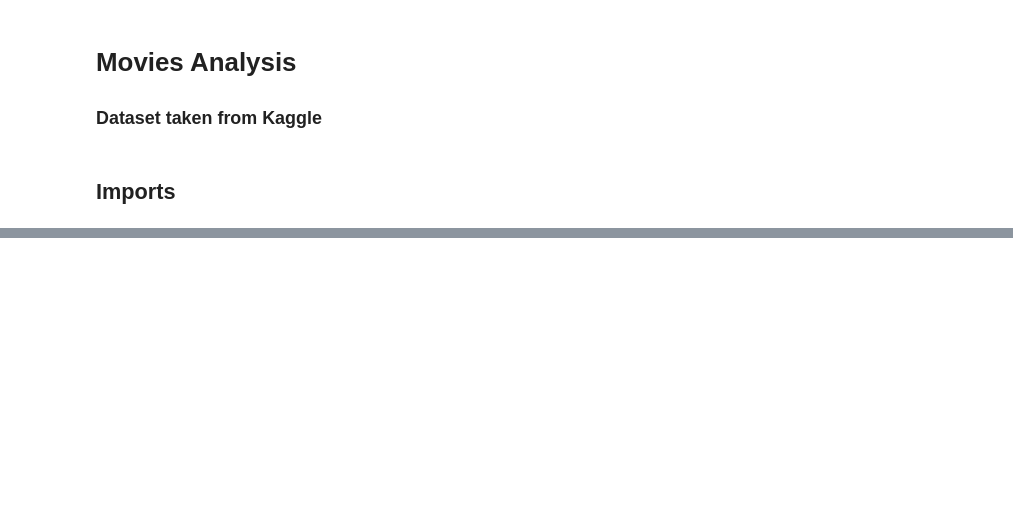
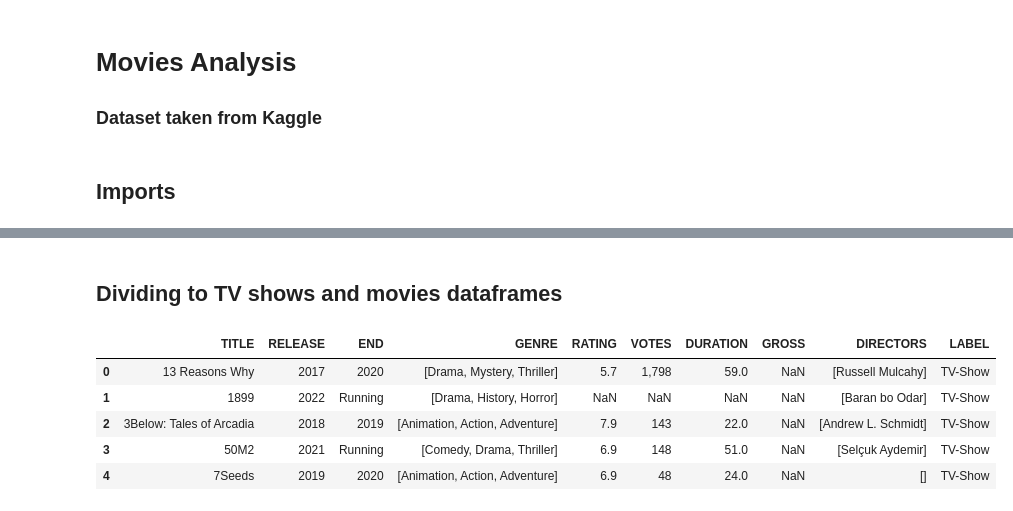
Before and after one commit to yonatan1golan/MoviesAnalysis, a Jupyter notebook: movies_analysis.ipynb, the cells around one changed output, grey strips where cells are left out. Cells and saved outputs as stored; diff of their text form; code cells hidden in the pictures; blank space fills up the shorter version.

```diff
--- a/movies_analysis.ipynb
+++ b/movies_analysis.ipynb
@@ -47,0 +115,22 @@ data.head()
+# %% [markdown]
+## Dividing to TV shows and movies dataframes
+# %%
+# getting all the tv shows into a single df
+TVs = pd.DataFrame()
+TVs = data.loc[data["LABEL"] == "TV-Show"].reset_index().drop(columns=["index"])
+TVs["YEAR"] = TVs["YEAR"].str.split('–')
+for index, cell in TVs["YEAR"].items():
+    if TVs["YEAR"][index][1] == '': TVs["YEAR"][index][1] = 'Running'
+
+TVs[['RELEASE', 'END']] = TVs['YEAR'].apply(pd.Series)
+TVs.drop(columns=["YEAR"], inplace = True)
+TVs.insert(1, 'RELEASE', TVs.pop('RELEASE'))
+TVs.insert(2, 'END', TVs.pop('END'))
+TVs.head()
+# %% [output]
+|  | TITLE | RELEASE | END | GENRE | RATING | VOTES | DURATION | GROSS | DIRECTORS | LABEL |
+| 0 | 13 Reasons Why | 2017 | 2020 | [Drama, Mystery, Thriller] | 5.7 | 1,798 | 59.0 | NaN | [Russell Mulcahy] | TV-Show |
+| 1 | 1899 | 2022 | Running | [Drama, History, Horror] | NaN | NaN | NaN | NaN | [Baran bo Odar] | TV-Show |
+| 2 | 3Below: Tales of Arcadia | 2018 | 2019 | [Animation, Action, Adventure] | 7.9 | 143 | 22.0 | NaN | [Andrew L. Schmidt] | TV-Show |
+| 3 | 50M2 | 2021 | Running | [Comedy, Drama, Thriller] | 6.9 | 148 | 51.0 | NaN | [Selçuk Aydemir] | TV-Show |
+| 4 | 7Seeds | 2019 | 2020 | [Animation, Action, Adventure] | 6.9 | 48 | 24.0 | NaN | [] | TV-Show |
```
Also changed, not shown: parts of 15 cells of this notebook.
